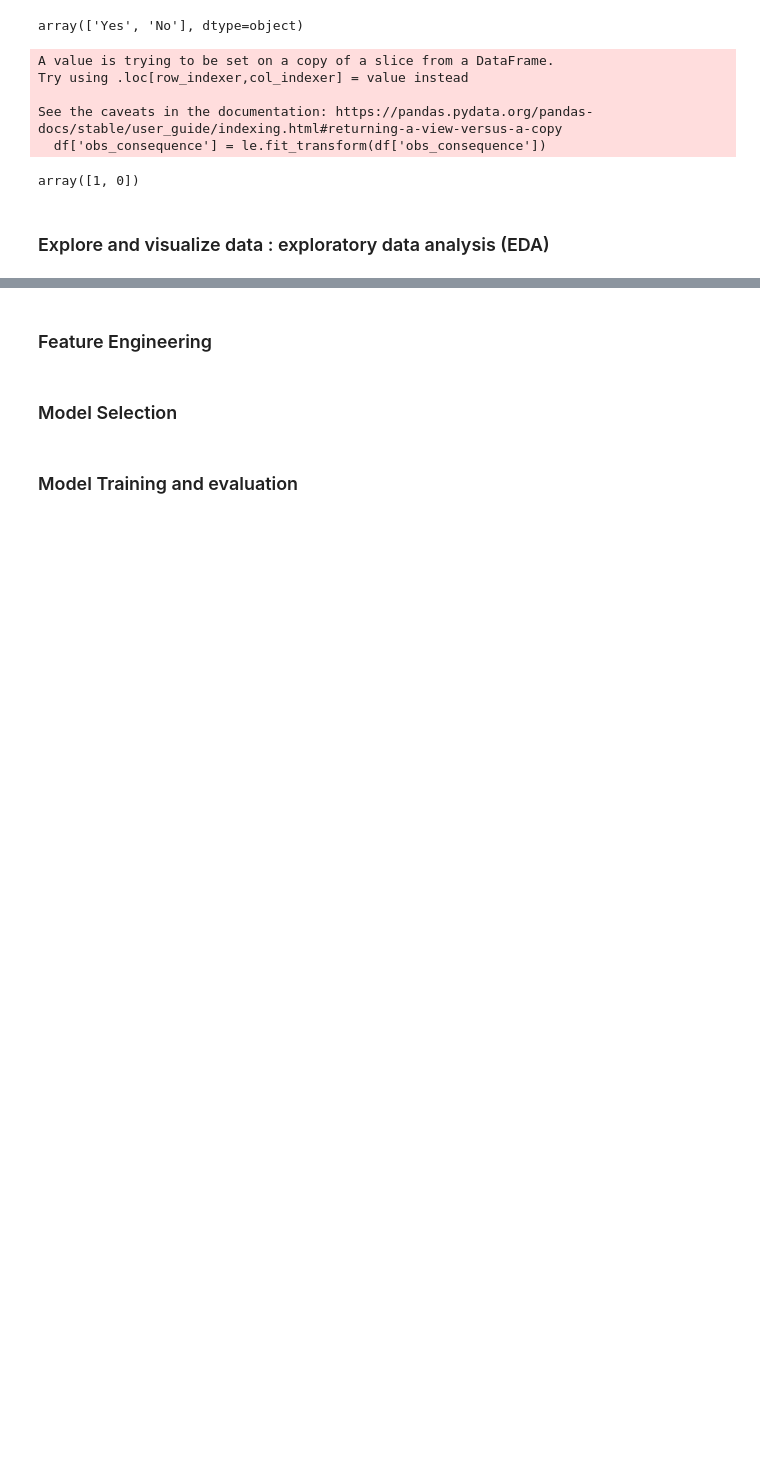
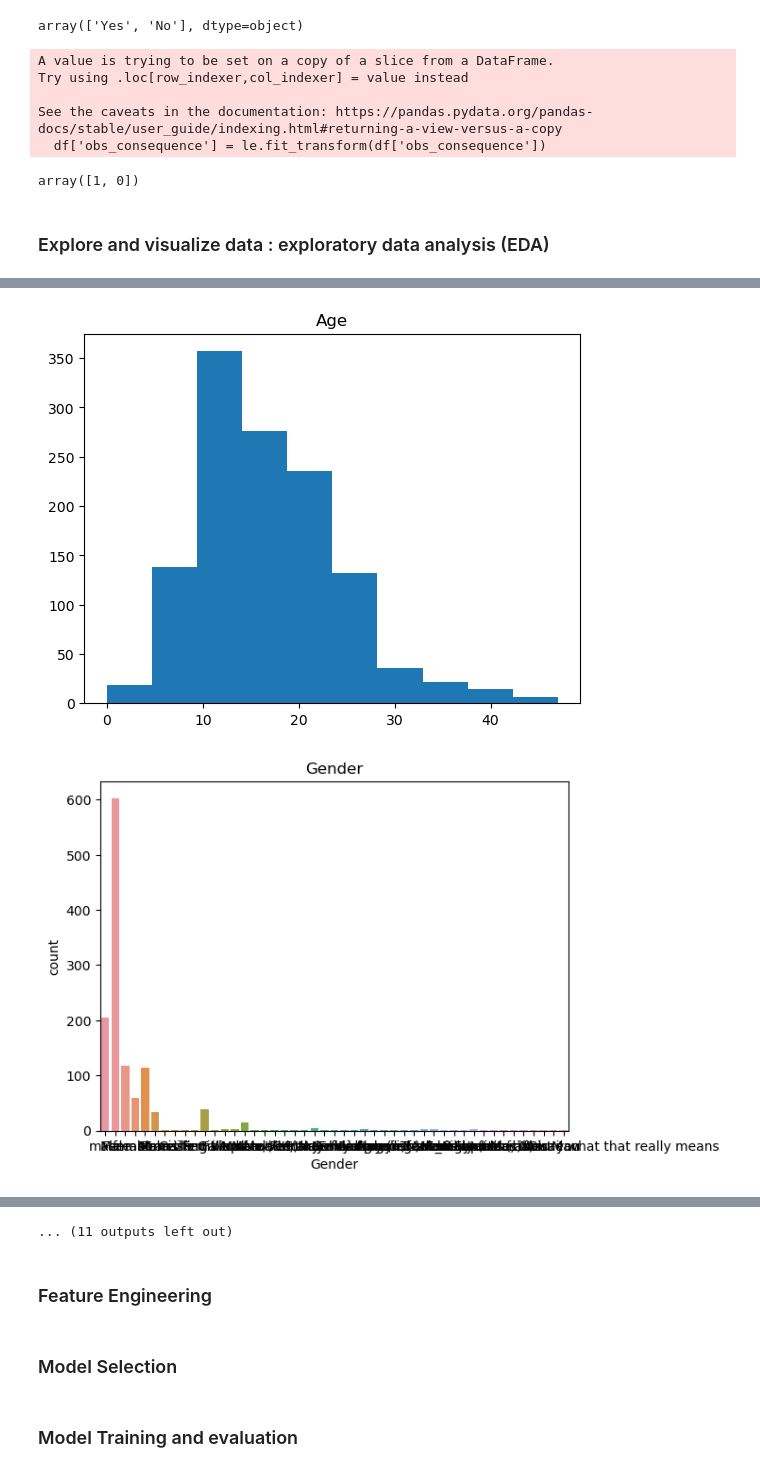
Before and after one commit to mezdourcheima/Machine-Learning-For-Mental-Health, a Jupyter notebook: Notebook.ipynb, the cells around one changed output, grey strips where cells are left out. Saved outputs shown, nothing was run; the diff lists cells and outputs as text; code cells hidden in the pictures; blank space fills up the shorter version.

Commit message:
EDA : Visualize data

```diff
--- a/Notebook.ipynb
+++ b/Notebook.ipynb
@@ -247,0 +256,3 @@ Now, our age column is encoded and has no invalid values
+# %%
+df_clean['Gender'] = le.fit_transform(df_clean['Gender'])
+df_clean['Gender'].unique()
@@ -268,8 +286,8 @@ data['family_history'].unique()
 # %% [output]
 array(['No', 'Yes'], dtype=object)
 # %%
-df['self_employed'] = le.fit_transform(df['self_employed'])
-df['self_employed'].unique()
+df['family_history'] = le.fit_transform(df['family_history'])
+df['family_history'].unique()
 # %% [output]
 A value is trying to be set on a copy of a slice from a DataFrame.
 Try using .loc[row_indexer,col_indexer] = value instead
@@ -594,0 +643,22 @@ array([1, 0])
+# %%
+import matplotlib.pyplot as plt
+import seaborn as sns
+
+# iterate over each column
+for col in df.columns:
+    # check if the column is numerical
+    if df[col].dtype in ['int64', 'float64']:
+        # plot a histogram
+        plt.hist(df[col])
+        plt.title(col)
+        plt.show()
+
+    # if the column is categorical
+    else:
+        # plot a bar chart
+        sns.countplot(x=df[col])
+        plt.title(col)
+        plt.show()
+# %% [output]
+[figure, added]
+[figure, added]
@@ -595,3 +675,4 @@ array([1, 0])
+... (11 outputs left out)
 # %% [markdown]
 ### Feature Engineering
 # %% [markdown]
```
Also changed, not shown: parts of 13 cells of this notebook.
